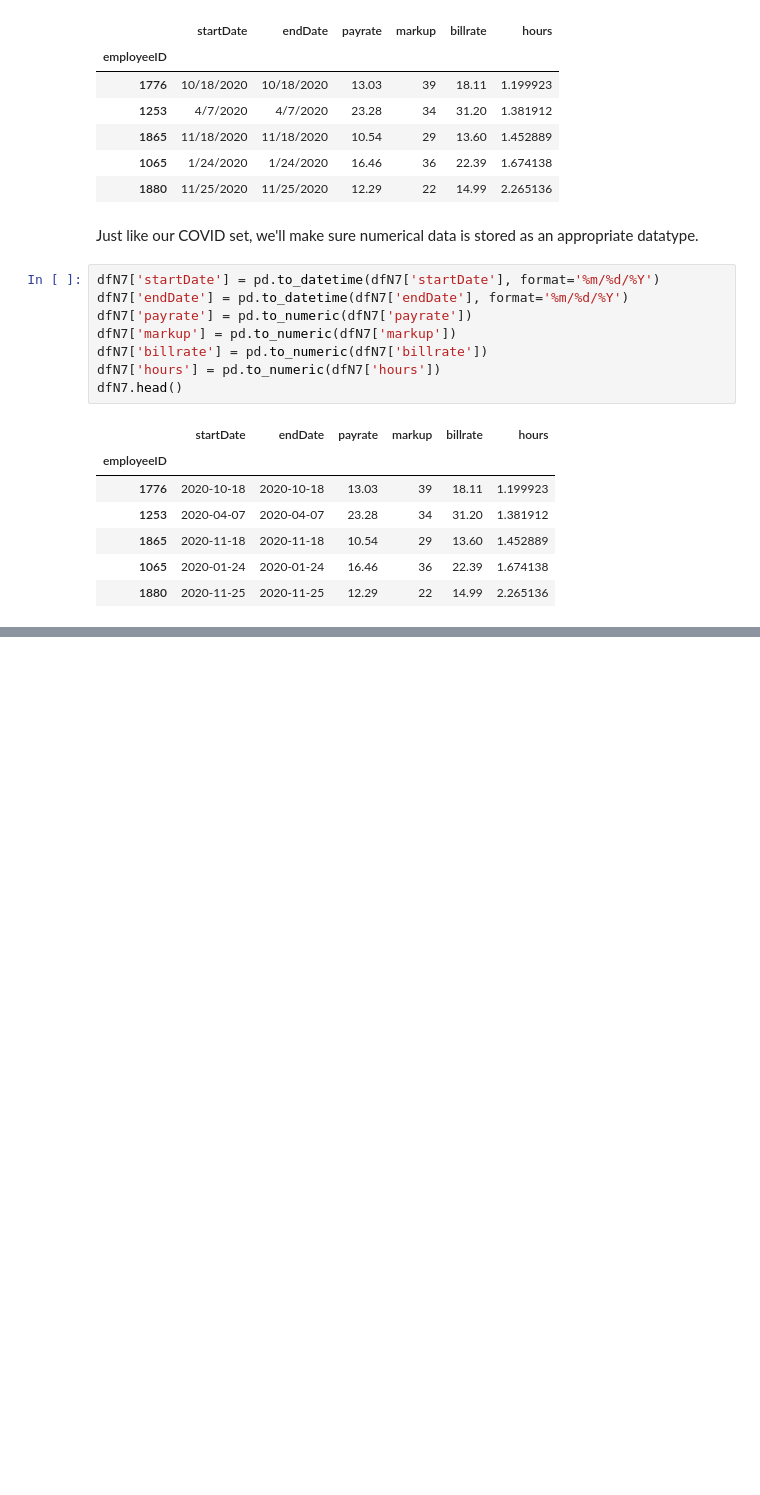
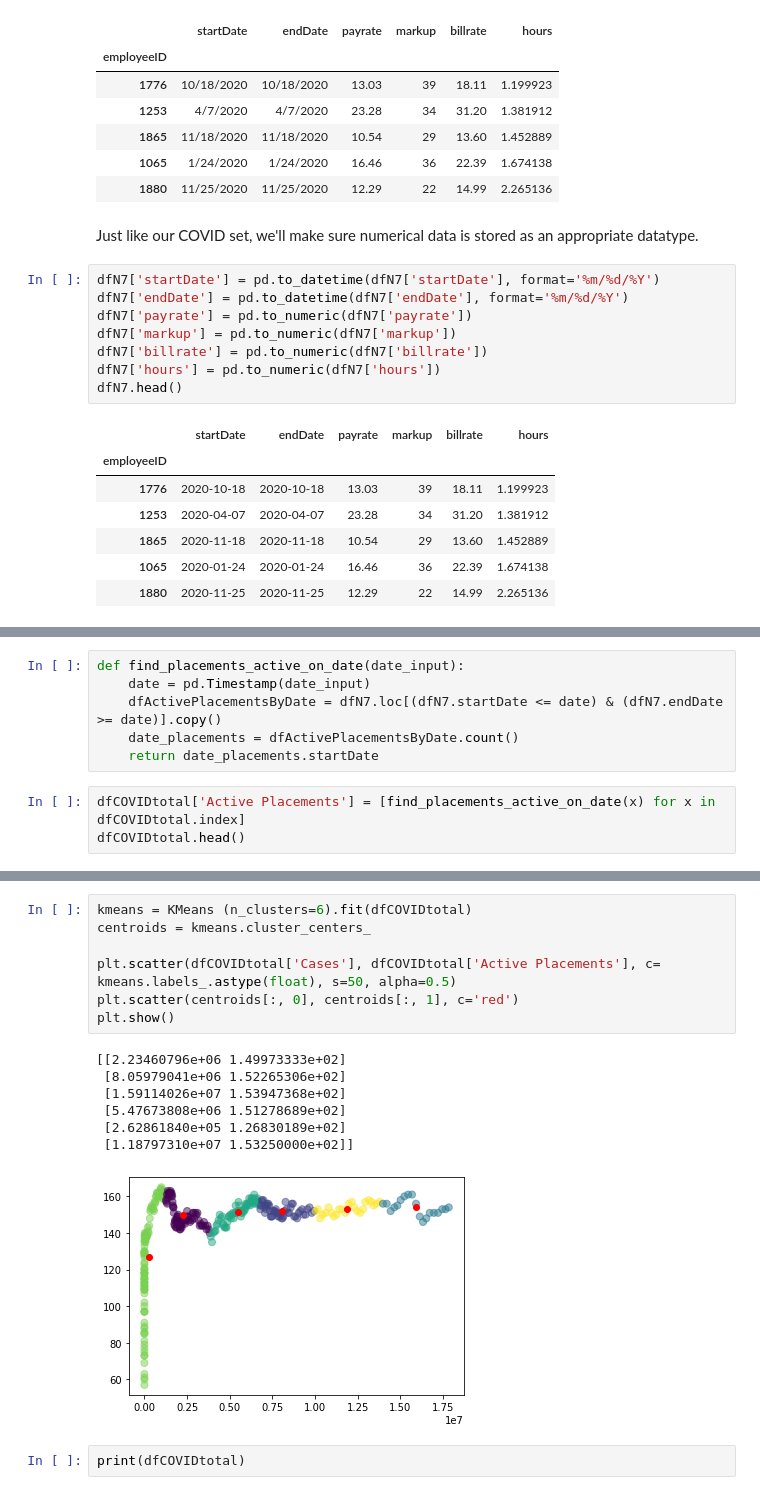
Before and after one commit to hansolo580/lukewilley, a Jupyter notebook: data/notebook.ipynb, the cells around one changed output, grey strips where cells are left out. Cells and saved outputs as stored; diff of their text form; blank space fills up the shorter version.

```diff
--- a/data/notebook.ipynb
+++ b/data/notebook.ipynb
@@ -175,0 +191,9 @@ interactive(children=(DatePicker(value=Timestamp('2020-01-01 00:00:00'), descrip
+# %%
+def find_placements_active_on_date(date_input):
+    date = pd.Timestamp(date_input)
+    dfActivePlacementsByDate = dfN7.loc[(dfN7.startDate <= date) & (dfN7.endDate >= date)].copy()
+    date_placements = dfActivePlacementsByDate.count()
+    return date_placements.startDate
+# %%
+dfCOVIDtotal['Active Placements'] = [find_placements_active_on_date(x) for x in dfCOVIDtotal.index]
+dfCOVIDtotal.head()
@@ -175,0 +207,17 @@ interactive(children=(DatePicker(value=Timestamp('2020-01-01 00:00:00'), descrip
+# %%
+kmeans = KMeans (n_clusters=6).fit(dfCOVIDtotal)
+centroids = kmeans.cluster_centers_
+
+plt.scatter(dfCOVIDtotal['Cases'], dfCOVIDtotal['Active Placements'], c= kmeans.labels_.astype(float), s=50, alpha=0.5)
+plt.scatter(centroids[:, 0], centroids[:, 1], c='red')
+plt.show()
+# %% [output]
+[[2.23460796e+06 1.49973333e+02]
+ [8.05979041e+06 1.52265306e+02]
+ [1.59114026e+07 1.53947368e+02]
+ [5.47673808e+06 1.51278689e+02]
+ [2.62861840e+05 1.26830189e+02]
+ [1.18797310e+07 1.53250000e+02]]
+[figure, added]
+# %%
+print(dfCOVIDtotal)
```
Also changed, not shown: parts of 3 cells of this notebook.
